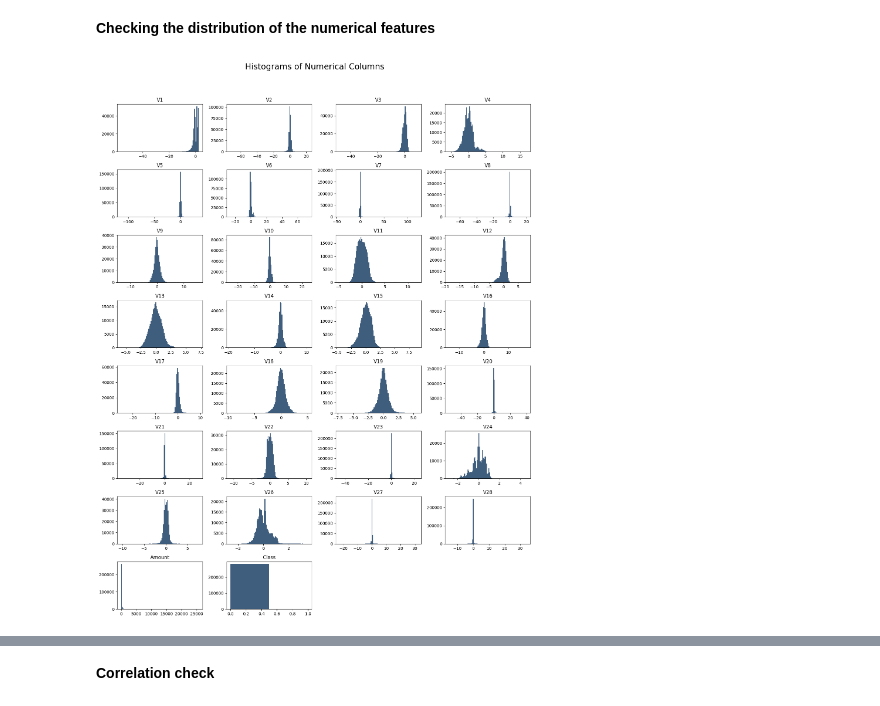
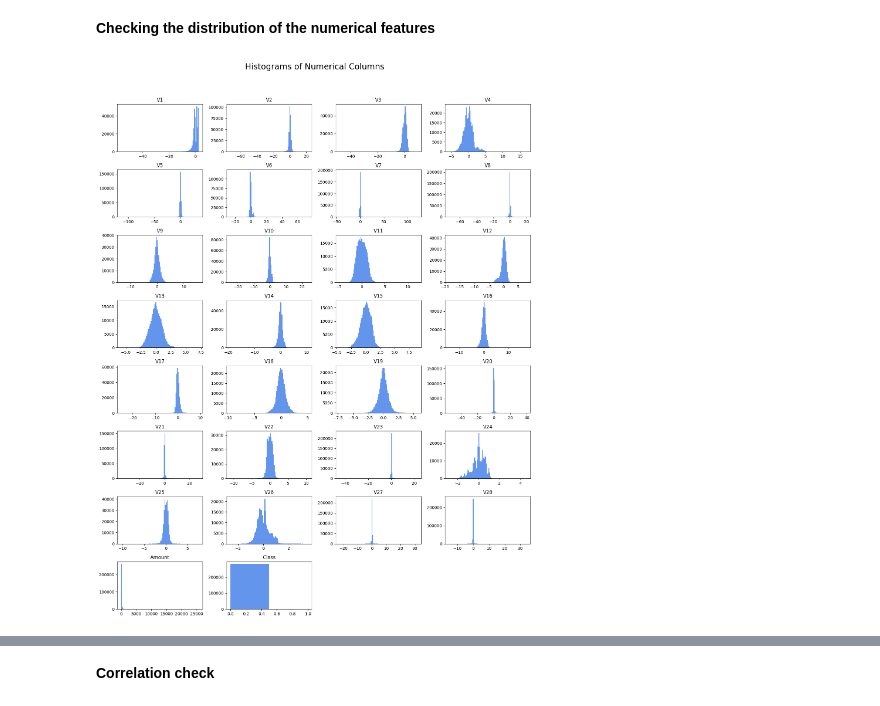
Before and after one commit to MercyKiragu/SAFESWIPE, a Jupyter notebook: notebook.ipynb, the cells around one changed output, grey strips where cells are left out. Drawn from its saved outputs; the diff is of its cells as text; code cells hidden in the pictures.

```diff
--- a/notebook.ipynb
+++ b/notebook.ipynb
@@ -351,18 +357,30 @@ df = df.drop("Time", axis = 1)
 **Checking the distribution of the numerical features**
 # %%
 ## Histograms to show the distribution of the numerical features.
+
+# Define custom colors for histograms
+hist_color = '#6495ED'
+
+# Create a figure to hold the histograms
 fig = plt.figure(figsize=(15, 20))
 plt.suptitle('Histograms of Numerical Columns', fontsize=20)
+
+# Iterate over each numerical column
 for i in range(df.shape[1]):
     plt.subplot(8, 4, i + 1)
-    f = plt.gca()
-    f.set_title(df.columns.values[i])
+    ax = plt.gca()
+    ax.set_title(df.columns.values[i])
 
-    vals = np.size(df.iloc[:, i].unique())
-    if vals >= 100:
-        vals = 100                                    # limit our bins to 100 maximum
+    # Limiting the number of bins to 100 maximum
+    num_unique_vals = np.size(df.iloc[:, i].unique())
+    if num_unique_vals >= 100:
+        num_unique_vals = 100
 
-    plt.hist(df.iloc[:, i], bins=vals, color='#3F5D7D')
+    # Plotting the histogram with custom color
+    plt.hist(df.iloc[:, i], bins=num_unique_vals, color=hist_color)
+
+# Adjusting layout and displaying the histograms
 plt.tight_layout(rect=[0, 0.03, 1, 0.95])
+plt.show()
 # %% [output]
-[figure, old version]
+[figure, new version]
```
Also changed, not shown: parts of 65 cells of this notebook, 2 other files.
